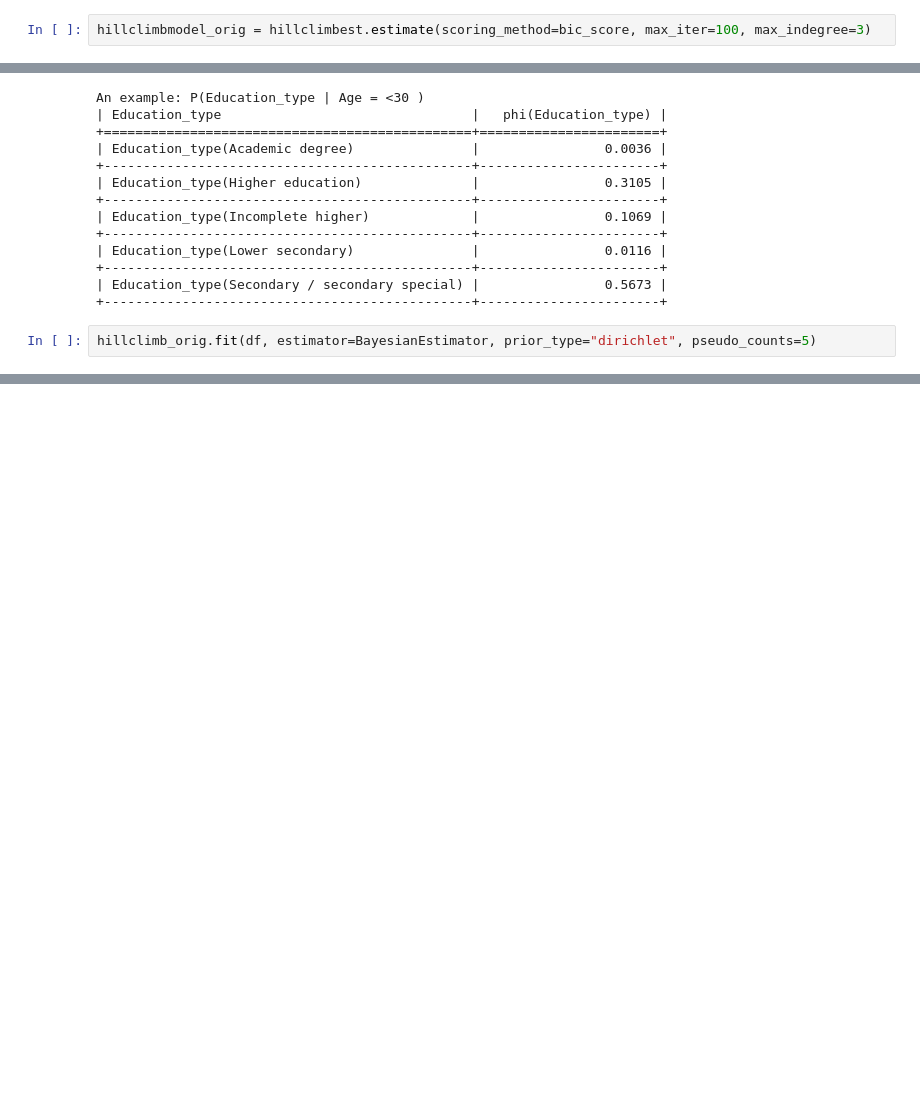
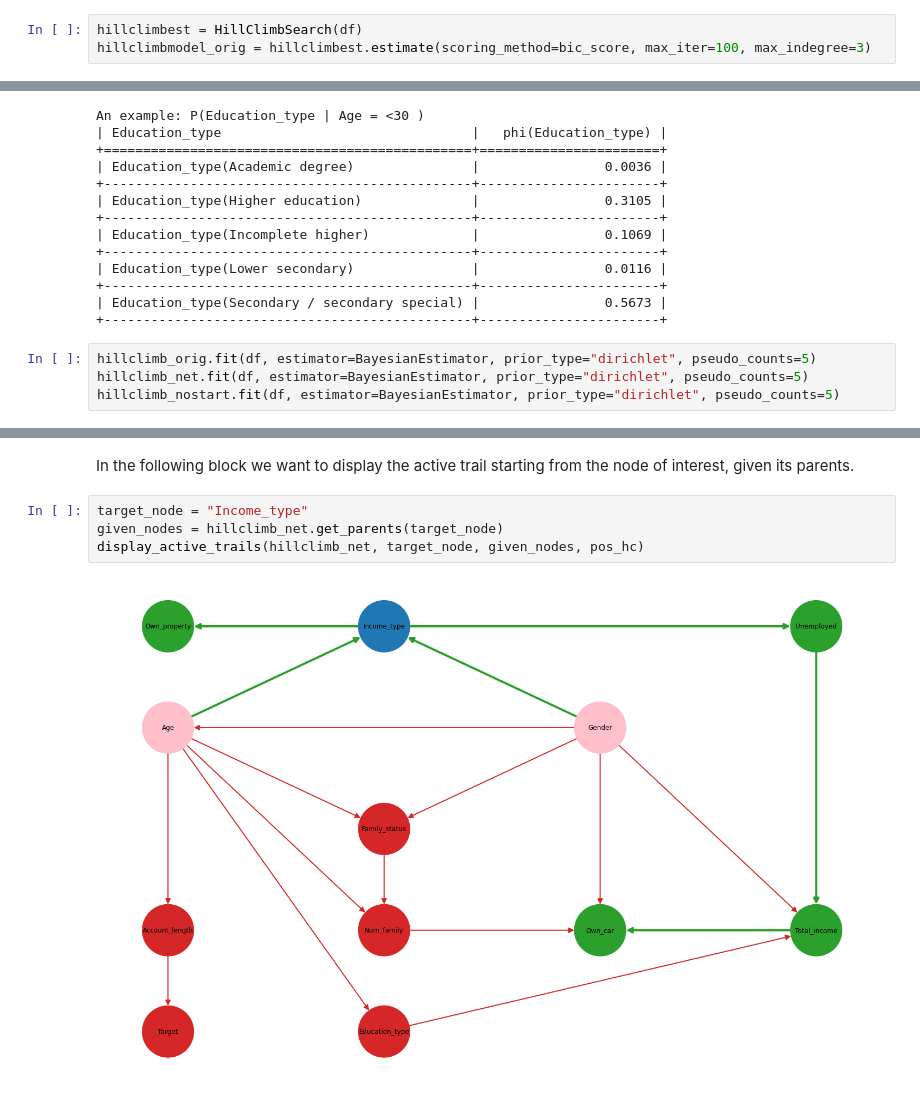
Before and after one commit to DomMcOyle/FAIKR3-Project, a Jupyter notebook: reterete.ipynb, the cells around one changed output, grey strips where cells are left out. Cells and saved outputs as stored; diff of their text form; blank space fills up the shorter version.

```diff
--- a/reterete.ipynb
+++ b/reterete.ipynb
@@ -128,6 +133,7 @@ nx.draw(hand_net,pos=pos, with_labels=True, node_size=9000, width=3, arrowsize=3
 Then we try to improve our net by running the hillclimb algorithm proposed by pgmy. It performs a heuristic search by [spiegare l'algoritmo]
 In order to have a reference net, we apply simply the algorithm without doing any tuning, except by limiting the number of maximum parents. This limitation avoids nets that are too complex.
 # %%
+hillclimbest = HillClimbSearch(df)
 hillclimbmodel_orig = hillclimbest.estimate(scoring_method=bic_score, max_iter=100, max_indegree=3)
 # %%
 plt.figure(figsize=(20,12.5))
@@ -255,6 +278,8 @@ An example: P(Education_type | Age = <30 )
 +-----------------------------------------------+-----------------------+
 # %%
 hillclimb_orig.fit(df, estimator=BayesianEstimator, prior_type="dirichlet", pseudo_counts=5)
+hillclimb_net.fit(df, estimator=BayesianEstimator, prior_type="dirichlet", pseudo_counts=5)
+hillclimb_nostart.fit(df, estimator=BayesianEstimator, prior_type="dirichlet", pseudo_counts=5)
 # %%
 get_num_parameters = lambda model: sum([len(cpd.get_values().ravel()) for cpd in model.get_cpds()])
 
@@ -450,0 +537,8 @@ display_active_trails(hillclimbmodel, target_node, given_nodes, pos_hc)
+# %% [markdown]
+In the following block we want to display the active trail starting from the node of interest, given its parents.
+# %%
+target_node = "Income_type"
+given_nodes = hillclimb_net.get_parents(target_node)
+display_active_trails(hillclimb_net, target_node, given_nodes, pos_hc)
+# %% [output]
+[figure, added]
```
Also changed, not shown: parts of 26 cells of this notebook, 2 other files.
